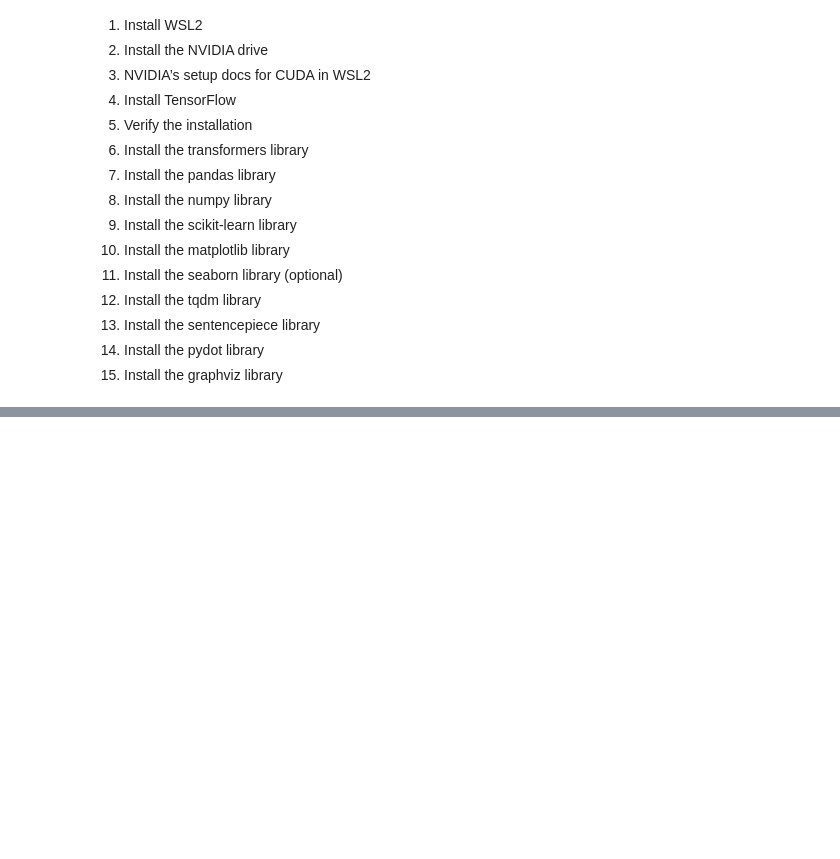
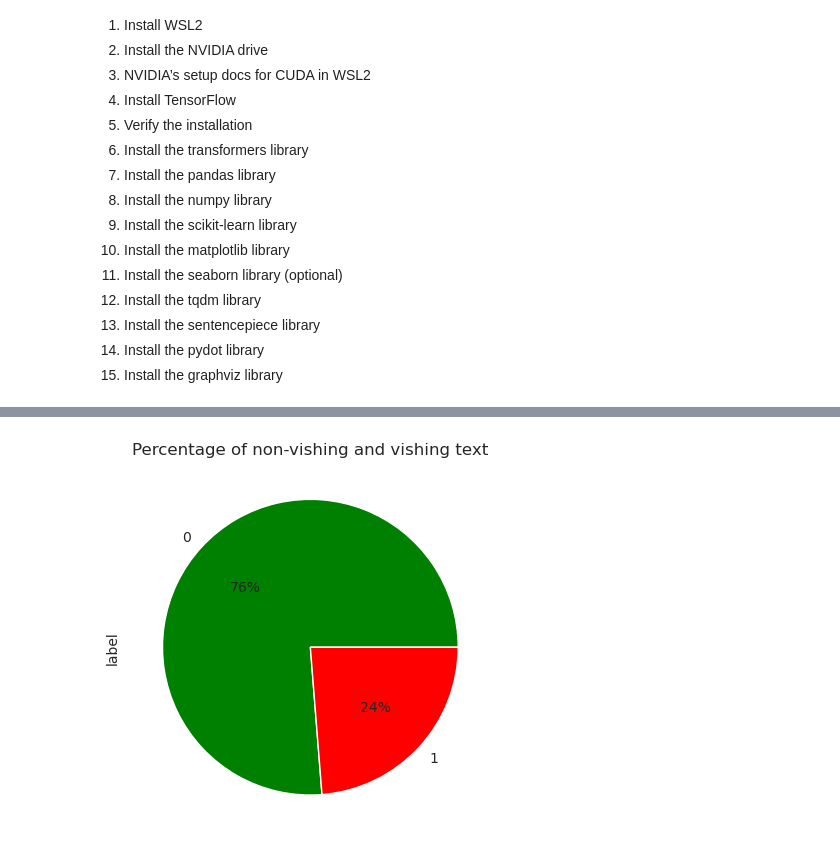
Before and after one commit to selfcontrol7/Korean_Voice_Phishing_Detection, a Jupyter notebook: KoBERT/Vishing Detection using KoBERT model from HuggingFace.ipynb, the cells around one changed output, grey strips where cells are left out. Saved outputs shown, nothing was run; the diff lists cells and outputs as text; code cells hidden in the pictures; blank space fills up the shorter version.

```diff
--- a/KoBERT/Vishing Detection using KoBERT model from HuggingFace.ipynb
+++ b/KoBERT/Vishing Detection using KoBERT model from HuggingFace.ipynb
@@ -90,0 +90,5 @@ from sklearn.model_selection import train_test_split
+# %%
+# Import the dataset KorCCVi
+df = pd.read_csv('KorCCVi_v2.csv')
+# df = pd.read_csv('KorCCViD_v1.3_fullcleansed.csv')
+df.head()
@@ -90,0 +116,7 @@ from sklearn.model_selection import train_test_split
+# %%
+# visualize the dataset with pie chart
+df['label'].value_counts().plot(kind='pie', autopct='%1.0f%%', colors=['green', 'red'])
+plt.title('Percentage of non-vishing and vishing text')
+plt.show()
+# %% [output]
+[figure, added]
```
Also changed, not shown: parts of 78 cells of this notebook.
